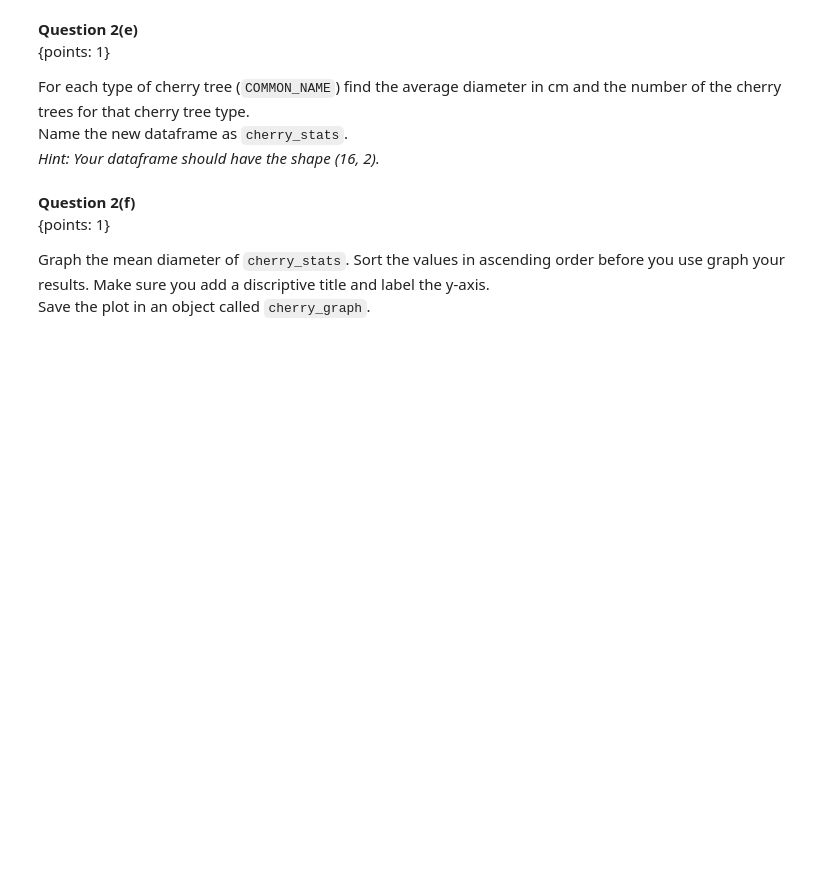
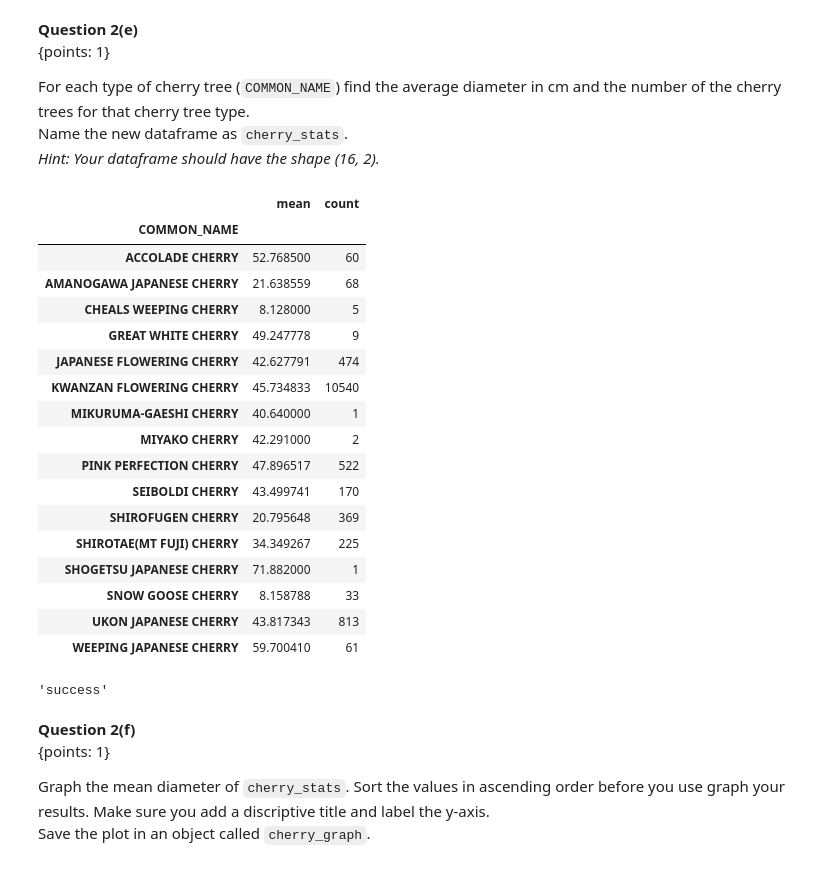
Before and after one commit to UBC-MDS/prog-python-data-science-students, a Jupyter notebook: release/assignment2/assignment2.ipynb, the cells around one changed output. Saved outputs shown, nothing was run; the diff lists cells and outputs as text; code cells hidden in the pictures; blank space fills up the shorter version.

```diff
--- a/release/assignment2/assignment2.ipynb
+++ b/release/assignment2/assignment2.ipynb
@@ -192,2 +258,8 @@ raise NotImplementedError # No Answer - remove if you provide an answer
+# %%
+trees = None
+
+### BEGIN SOLUTION
+trees = pd.read_csv('data/street-trees.csv',delimiter=';')
+### END SOLUTION
 # %%
 t.test_2a(trees)
@@ -206,2 +274,9 @@ raise NotImplementedError # No Answer - remove if you provide an answer
+# %%
+CM_PER_INCH = 2.54
+# trees = trees.assign(...)
+
+### BEGIN SOLUTION
+trees = trees.assign(DIAMETER_CM = trees['DIAMETER'] * CM_PER_INCH)
+### END SOLUTION
 # %%
 t.test_2b(trees)
@@ -217,2 +289,8 @@ raise NotImplementedError # No Answer - remove if you provide an answer
+# %%
+# cherry = trees[...[...] == ...]
+
+### BEGIN SOLUTION
+cherry = trees[trees['SPECIES_NAME'] == 'SERRULATA']
+### END SOLUTION
 # %%
 t.test_2c(cherry)
@@ -243,5 +319,37 @@ raise NotImplementedError # No Answer - remove if you provide an answer
+# %%
+# cherry_stats = (...
+#                 .agg(...),
+#                 .loc[...])
+
+### BEGIN SOLUTION
+cherry_stats = (cherry.groupby('COMMON_NAME')
+                .agg(['mean', 'count'])
+                .loc[:,'DIAMETER_CM'])
+cherry_stats
+### END SOLUTION
+# %% [output]
+|  | mean | count |
+| COMMON_NAME |  |  |
+| ACCOLADE CHERRY | 52.768500 | 60 |
+| AMANOGAWA JAPANESE CHERRY | 21.638559 | 68 |
+| CHEALS WEEPING CHERRY | 8.128000 | 5 |
+| GREAT WHITE CHERRY | 49.247778 | 9 |
+| JAPANESE FLOWERING CHERRY | 42.627791 | 474 |
+| KWANZAN FLOWERING CHERRY | 45.734833 | 10540 |
+| MIKURUMA-GAESHI CHERRY | 40.640000 | 1 |
+| MIYAKO CHERRY | 42.291000 | 2 |
+| PINK PERFECTION CHERRY | 47.896517 | 522 |
+| SEIBOLDI CHERRY | 43.499741 | 170 |
+| SHIROFUGEN CHERRY | 20.795648 | 369 |
+| SHIROTAE(MT FUJI) CHERRY | 34.349267 | 225 |
+| SHOGETSU JAPANESE CHERRY | 71.882000 | 1 |
+| SNOW GOOSE CHERRY | 8.158788 | 33 |
+| UKON JAPANESE CHERRY | 43.817343 | 813 |
+| WEEPING JAPANESE CHERRY | 59.700410 | 61 |
 # %%
 t.test_2e(cherry_stats)
+# %% [output]
+'success'
 # %% [markdown]
 **Question 2(f)**  <br> {points: 1}
 
```
Also changed, not shown: parts of 105 cells of this notebook, 2 other files.
